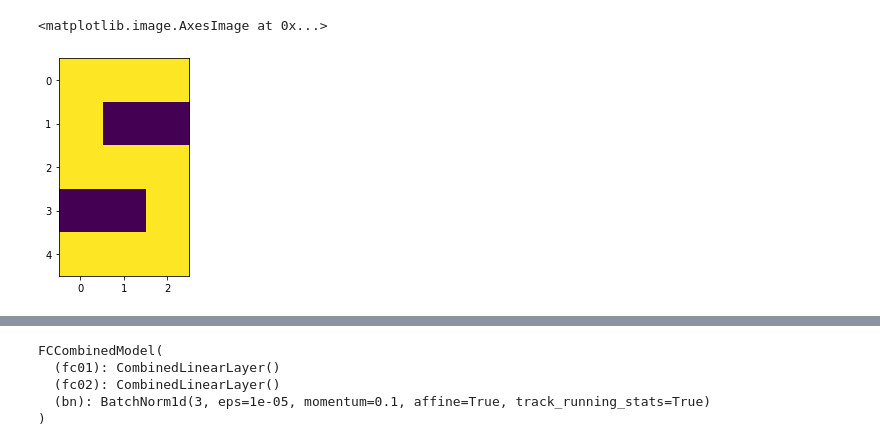
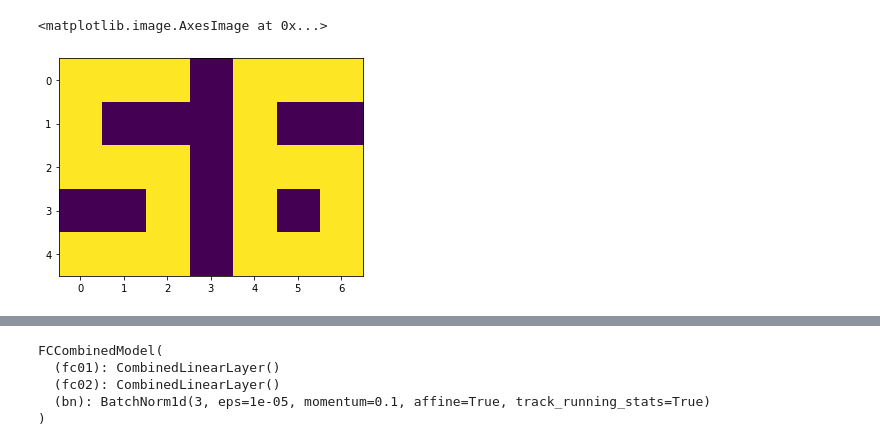
Before and after one commit to sergeivolodin/causality-disentanglement-rl, a Jupyter notebook: debug/sparsity-playground.ipynb, the cells around one changed output, grey strips where cells are left out. Saved outputs shown, nothing was run; the diff lists cells and outputs as text; code cells hidden in the pictures.

```diff
--- a/debug/sparsity-playground.ipynb
+++ b/debug/sparsity-playground.ipynb
@@ -20,8 +20,8 @@ from math import ceil
 import gin
 gin.enter_interactive_mode()
 # %%
-plt.imshow(small_int_vector_asimage([5]))
+plt.imshow(small_int_vector_asimage([5, 6]))
 # %% [output]
 <matplotlib.image.AxesImage at 0x...>
-[figure, old version]
+[figure, new version]
 # %%
```
Also changed, not shown: parts of 22 cells of this notebook, 3 other files.
